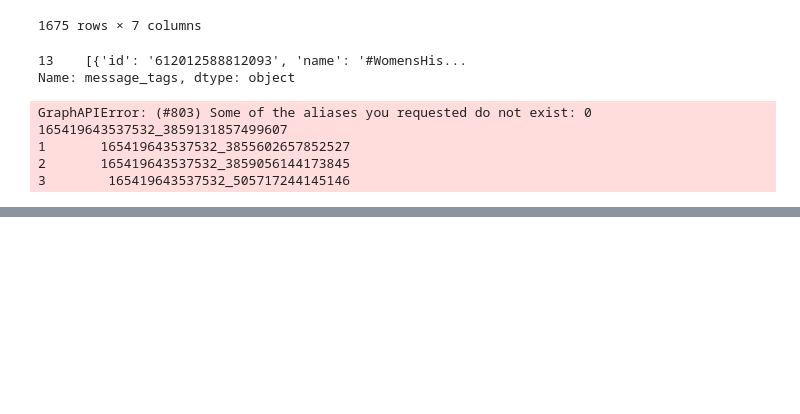
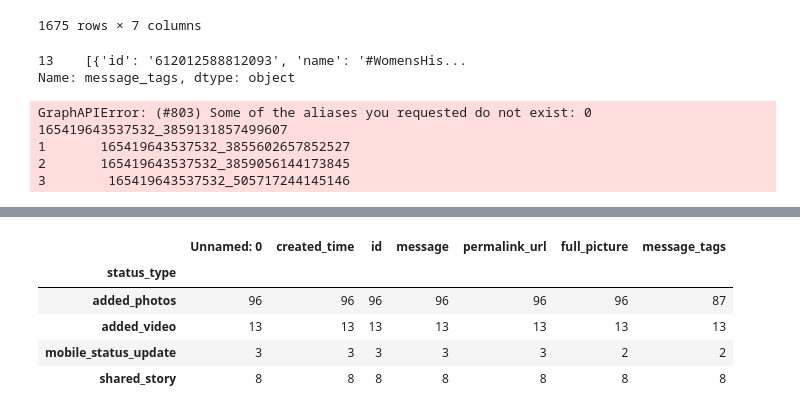
Before and after one commit to giatranhoang/usconsulate_insight, a Jupyter notebook: insight.ipynb, the cells around one changed output, grey strips where cells are left out. Saved outputs shown, nothing was run; the diff lists cells and outputs as text; code cells hidden in the pictures; blank space fills up the shorter version.

```diff
--- a/insight.ipynb
+++ b/insight.ipynb
@@ -99,0 +164,9 @@ KeyError: 'likes'
+# %%
+amb_posts.groupby("status_type").count()
+# %% [output]
+|  | Unnamed: 0 | created_time | id | message | permalink_url | full_picture | message_tags |
+| status_type |  |  |  |  |  |  |  |
+| added_photos | 96 | 96 | 96 | 96 | 96 | 96 | 87 |
+| added_video | 13 | 13 | 13 | 13 | 13 | 13 | 13 |
+| mobile_status_update | 3 | 3 | 3 | 3 | 3 | 2 | 2 |
+| shared_story | 8 | 8 | 8 | 8 | 8 | 8 | 8 |
```
Also changed, not shown: parts of 17 cells of this notebook, 1 other file.
